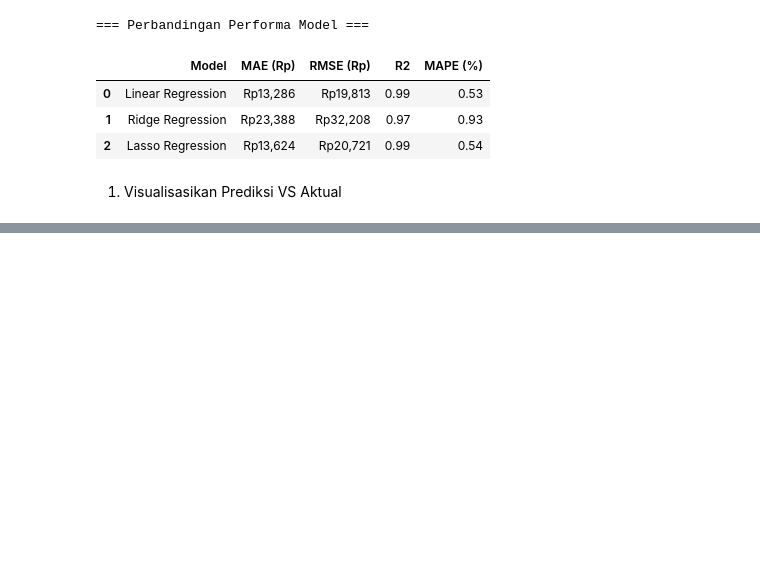
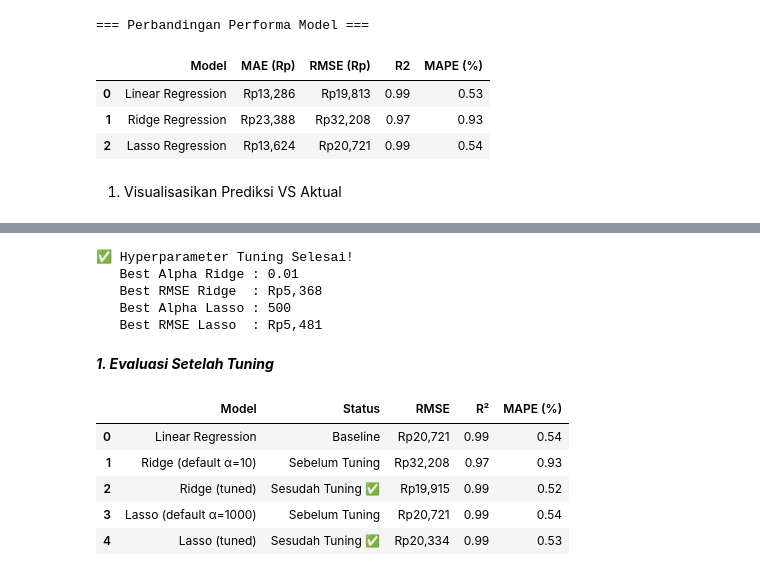
Before and after one commit to RenatGreen-flag/Model-Liniar-Regression, a Jupyter notebook: linearRegressionGoldnIDR.ipynb, the cells around one changed output, grey strips where cells are left out. Drawn from its saved outputs; the diff is of its cells as text; code cells hidden in the pictures; blank space fills up the shorter version.

```diff
--- a/linearRegressionGoldnIDR.ipynb
+++ b/linearRegressionGoldnIDR.ipynb
@@ -494,0 +596,65 @@ display(df_results)
+# %%
+from sklearn.model_selection import GridSearchCV
+
+# ── Tuning Ridge ──
+param_ridge = {'alpha': [0.01, 0.1, 1, 10, 50, 100, 500, 1000]}
+grid_ridge = GridSearchCV(
+    Ridge(), param_ridge,
+    scoring='neg_root_mean_squared_error', cv=5, n_jobs=-1
+)
+grid_ridge.fit(X_train_scaled, y_train)
+
+# ── Tuning Lasso ──
+param_lasso = {'alpha': [100, 500, 1000, 5000, 10000, 50000]}
+grid_lasso = GridSearchCV(
+    Lasso(max_iter=10000), param_lasso,
+    scoring='neg_root_mean_squared_error', cv=5, n_jobs=-1
+)
+grid_lasso.fit(X_train_scaled, y_train)
+
+print("✅ Hyperparameter Tuning Selesai!")
+print(f"   Best Alpha Ridge : {grid_ridge.best_params_['alpha']}")
+print(f"   Best RMSE Ridge  : Rp{-grid_ridge.best_score_:,.0f}")
+print(f"   Best Alpha Lasso : {grid_lasso.best_params_['alpha']}")
+print(f"   Best RMSE Lasso  : Rp{-grid_lasso.best_score_:,.0f}")
+# %% [output]
+✅ Hyperparameter Tuning Selesai!
+   Best Alpha Ridge : 0.01
+   Best RMSE Ridge  : Rp5,368
+   Best Alpha Lasso : 500
+   Best RMSE Lasso  : Rp5,481
+# %% [markdown]
+***1. Evaluasi Setelah Tuning***
+# %%
+best_ridge_tuned = grid_ridge.best_estimator_
+best_lasso_tuned = grid_lasso.best_estimator_
+
+tuning_results = []
+for label, model, status in [
+    ('Linear Regression', model, 'Baseline'),
+    ('Ridge (default α=10)',  ridge_model, 'Sebelum Tuning'),
+    ('Ridge (tuned)',         best_ridge_tuned, 'Sesudah Tuning ✅'),
+    ('Lasso (default α=1000)', lasso_model, 'Sebelum Tuning'),
+    ('Lasso (tuned)',          best_lasso_tuned, 'Sesudah Tuning ✅'),
+]:
+    y_pred = model.predict(X_test_scaled)
+    rmse   = np.sqrt(mean_squared_error(y_test, y_pred))
+    r2     = r2_score(y_test, y_pred)
+    mape   = np.mean(np.abs((y_test - y_pred) / y_test)) * 100
+    tuning_results.append({
+        'Model'   : label,
+        'Status'  : status,
+        'RMSE'    : f"Rp{rmse:,.0f}",
+        'R²'      : round(r2, 4),
+        'MAPE (%)': round(mape, 2)
+    })
+
+df_tuning = pd.DataFrame(tuning_results)
+display(df_tuning)
+# %% [output]
+|  | Model | Status | RMSE | R² | MAPE (%) |
+| 0 | Linear Regression | Baseline | Rp20,721 | 0.99 | 0.54 |
+| 1 | Ridge (default α=10) | Sebelum Tuning | Rp32,208 | 0.97 | 0.93 |
+| 2 | Ridge (tuned) | Sesudah Tuning ✅ | Rp19,915 | 0.99 | 0.52 |
+| 3 | Lasso (default α=1000) | Sebelum Tuning | Rp20,721 | 0.99 | 0.54 |
+| 4 | Lasso (tuned) | Sesudah Tuning ✅ | Rp20,334 | 0.99 | 0.53 |
```
Also changed, not shown: parts of 11 cells of this notebook.
